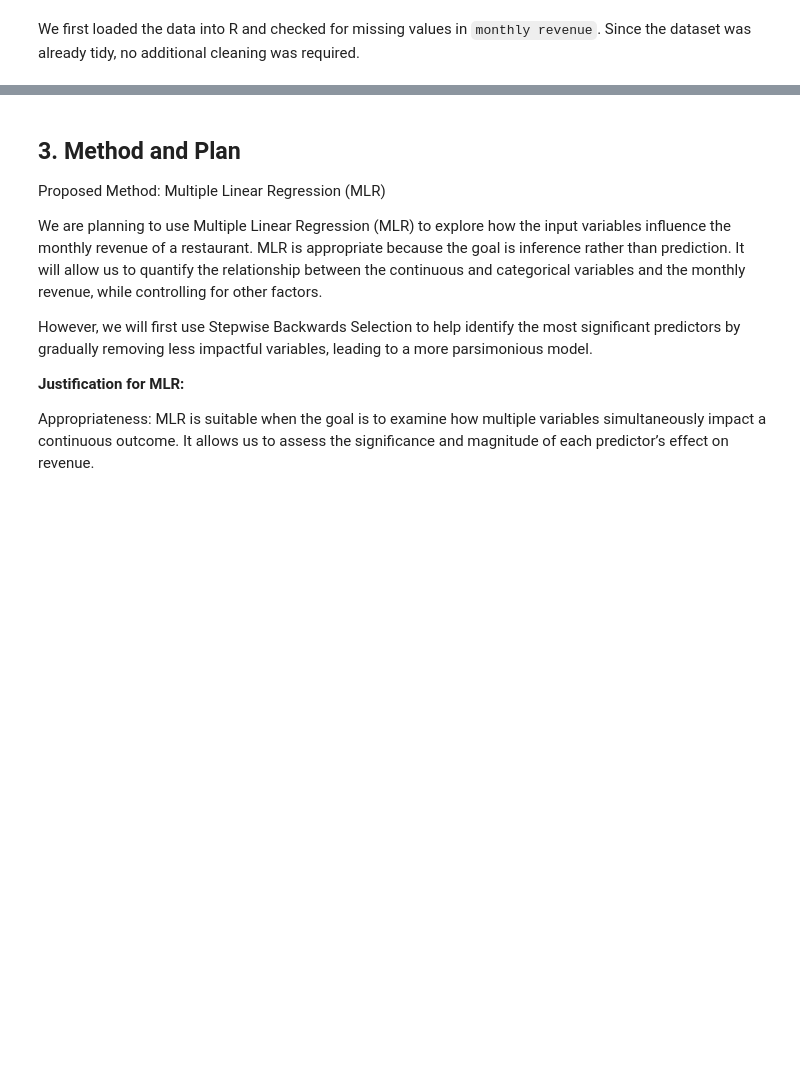
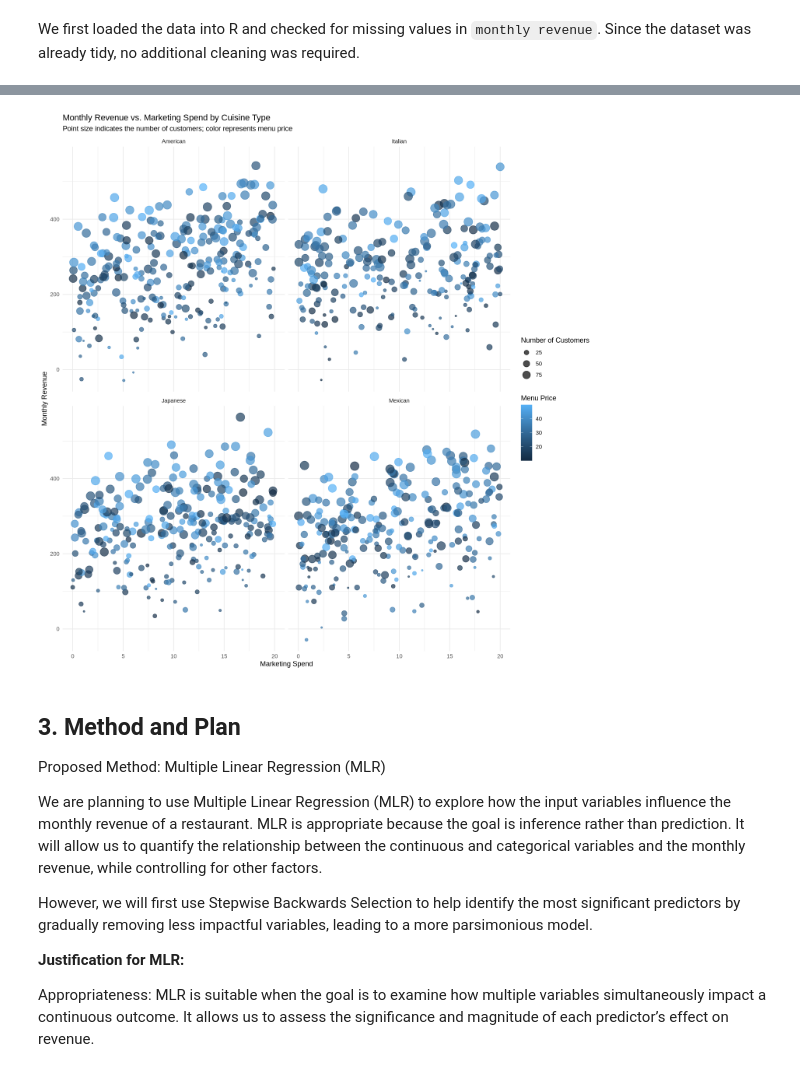
Before and after one commit to he06767676/stat-301-final-project, a Jupyter notebook: Final Project.ipynb, the cells around one changed output, grey strips where cells are left out. Drawn from its saved outputs; the diff is of its cells as text; code cells hidden in the pictures; blank space fills up the shorter version.

```diff
--- a/Final Project.ipynb
+++ b/Final Project.ipynb
@@ -119,3 +120,21 @@ explore_plot
+# %%
+options(repr.plot.width=12, repr.plot.height=12)
+explore_plot_2 <- ggplot(restaurant_data, aes(x = Marketing_Spend, y = Monthly_Revenue,
+                       size = Number_of_Customers, color = Menu_Price)) +
+  geom_point(alpha = 0.7) +
+  facet_wrap(~ Cuisine_Type) +
+  labs(
+    title = "Monthly Revenue vs. Marketing Spend by Cuisine Type",
+    subtitle = "Point size indicates the number of customers; color represents menu price",
+    x = "Marketing Spend",
+    y = "Monthly Revenue",
+    color = "Menu Price",
+    size = "Number of Customers"
+  ) +
+  theme_minimal()
+explore_plot_2
+# %% [output]
+[figure, added]
 # %% [markdown]
 ## 3. Method and Plan
 
```
Also changed, not shown: parts of 2 cells of this notebook.
